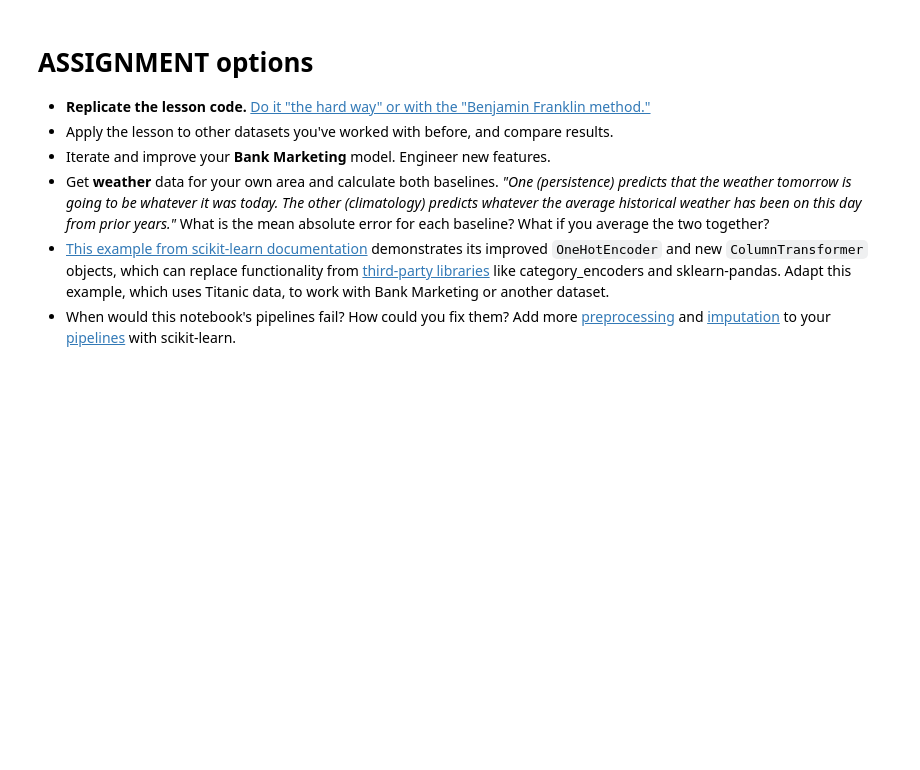
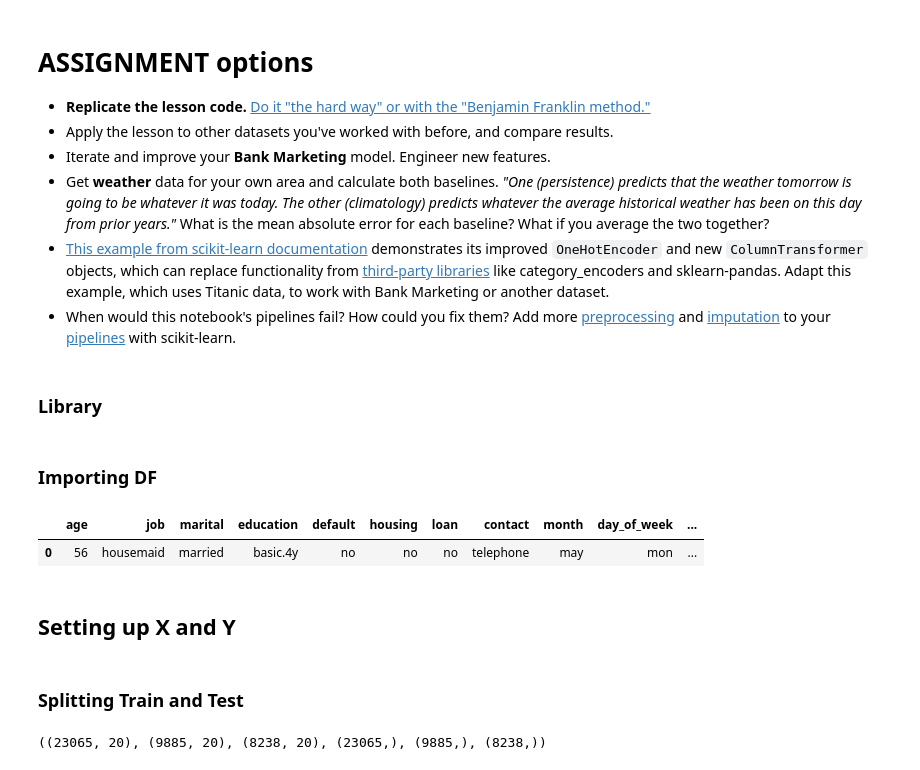
Before and after one commit to LambdaSchool/DS-Unit-2-Sprint-3-Classification-Validation, a Jupyter notebook: module2-baselines-validation/LS_DS_232_Baselines_Validation.ipynb, the cells around one changed output. Saved outputs shown, nothing was run; the diff lists cells and outputs as text; code cells hidden in the pictures; blank space fills up the shorter version.

```diff
--- a/module2-baselines-validation/LS_DS_232_Baselines_Validation.ipynb
+++ b/module2-baselines-validation/LS_DS_232_Baselines_Validation.ipynb
@@ -531,3 +527,5 @@ Incomplete list of issues to address
 - Get **weather** data for your own area and calculate both baselines.  _"One (persistence) predicts that the weather tomorrow is going to be whatever it was today. The other (climatology) predicts whatever the average historical weather has been on this day from prior years."_ What is the mean absolute error for each baseline? What if you average the two together?
 - [This example from scikit-learn documentation](https://scikit-learn.org/stable/auto_examples/compose/plot_column_transformer_mixed_types.html) demonstrates its improved `OneHotEncoder` and new `ColumnTransformer` objects, which can replace functionality from [third-party libraries](https://github.com/scikit-learn-contrib) like category_encoders and sklearn-pandas. Adapt this example, which uses Titanic data, to work with Bank Marketing or another dataset.
 - When would this notebook's pipelines fail? How could you fix them? Add more [preprocessing](https://scikit-learn.org/stable/modules/preprocessing.html) and [imputation](https://scikit-learn.org/stable/modules/impute.html) to your [pipelines](https://scikit-learn.org/stable/modules/compose.html) with scikit-learn.
+# %% [markdown]
+### **Library**
@@ -533,0 +534,15 @@ Incomplete list of issues to address
+# %% [markdown]
+### **Importing DF**
+# %%
+# We already ran the bank above, but doesn't hurt to do it again
+bank = pd.read_csv('bank-additional/bank-additional-full.csv', sep=';')
+
+# Looking at all columns
+pd.set_option('display.max_columns', 500)
+
+bank.head(1)
+# %% [output]
+|  | age | job | marital | education | default | housing | loan | contact | month | day_of_week | ... |
+| 0 | 56 | housemaid | married | basic.4y | no | no | no | telephone | may | mon | ... |
+# %% [markdown]
+## **Setting up X and Y**
@@ -533,0 +556,2 @@ Incomplete list of issues to address
+# %% [markdown]
+### **Splitting Train and Test**
@@ -533,0 +566,10 @@ Incomplete list of issues to address
+# %%
+# Step No.2
+# Splitting by train and val
+# Stratify the target "y_train"
+X_train, X_val, y_train, y_val = train_test_split(X_train, y_train, test_size=.3, random_state=42, stratify=y_train)
+
+# Looking at shape -- not necessary
+X_train.shape, X_val.shape, X_test.shape, y_train.shape, y_val.shape, y_test.shape
+# %% [output]
+((23065, 20), (9885, 20), (8238, 20), (23065,), (9885,), (8238,))
```
Also changed, not shown: parts of 37 cells of this notebook.
